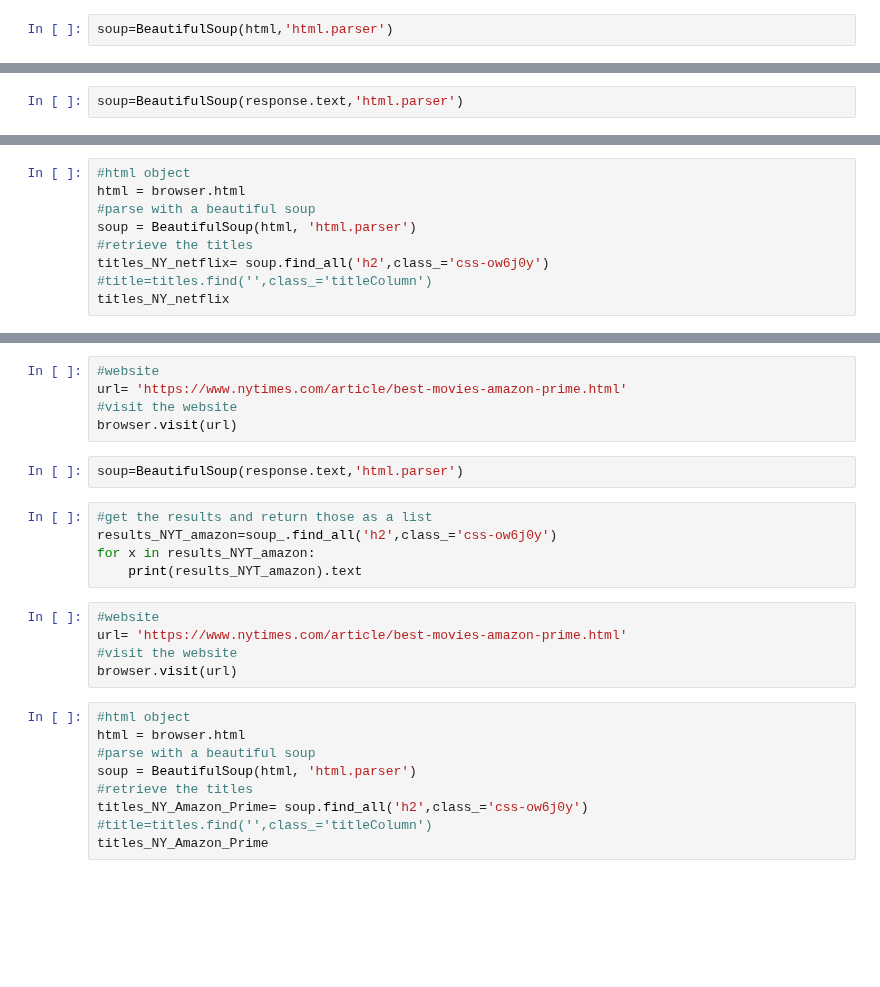
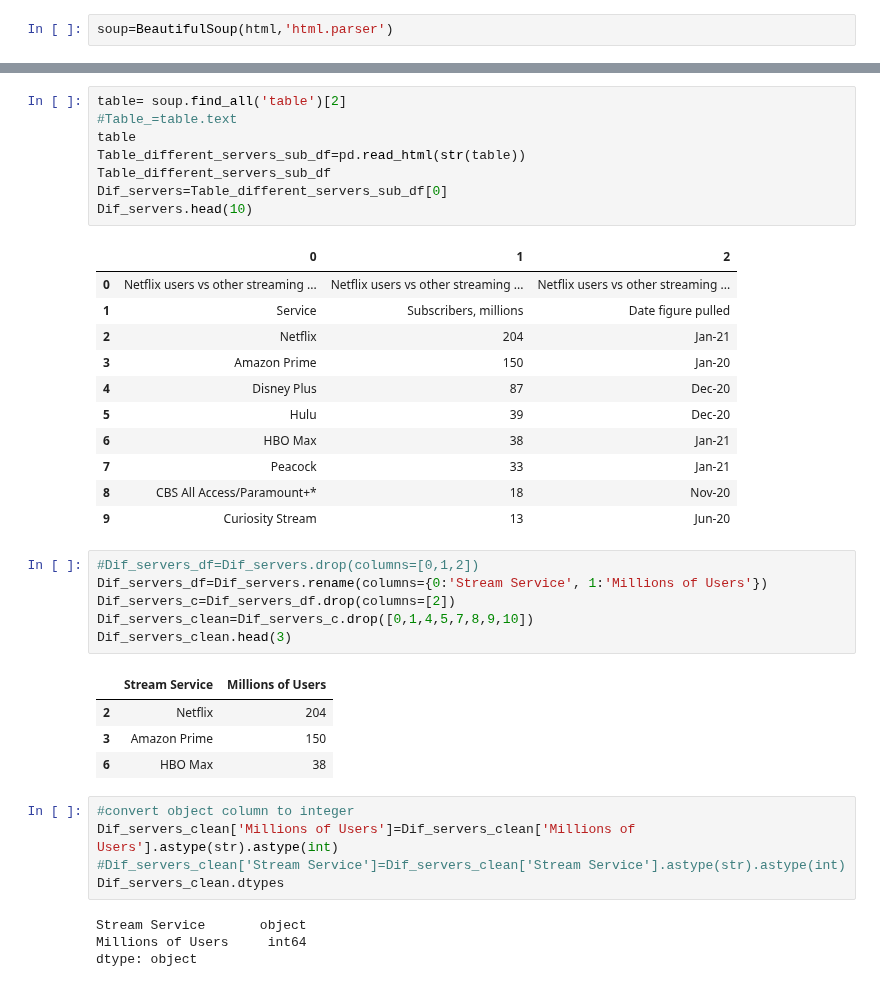
Before and after one commit to sarahmgreen88/ETL-Netflix, a Jupyter notebook: ETL Users and Evolution.ipynb, the cells around one changed output, grey strips where cells are left out. Drawn from its saved outputs; the diff is of its cells as text; blank space fills up the shorter version.

```diff
--- a/ETL Users and Evolution.ipynb
+++ b/ETL Users and Evolution.ipynb
@@ -171,2 +29,0 @@ browser.visit(url)
-# %%
-soup=BeautifulSoup(response.text,'html.parser')
@@ -181,9 +29,0 @@ for x in results_NYT:
-# %%
-#html object
-html = browser.html
-#parse with a beautiful soup
-soup = BeautifulSoup(html, 'html.parser')
-#retrieve the titles
-titles_NY_netflix= soup.find_all('h2',class_='css-ow6j0y')
-#title=titles.find('',class_='titleColumn')
-titles_NY_netflix
@@ -196,26 +30,40 @@ soup.title_NY_netflix.text
-# %%
-#website
-url= 'https://www.nytimes.com/article/best-movies-amazon-prime.html'
-#visit the website
-browser.visit(url)
-# %%
-soup=BeautifulSoup(response.text,'html.parser')
-# %%
-#get the results and return those as a list
-results_NYT_amazon=soup_.find_all('h2',class_='css-ow6j0y')
-for x in results_NYT_amazon:
-    print(results_NYT_amazon).text
-# %%
-#website
-url= 'https://www.nytimes.com/article/best-movies-amazon-prime.html'
-#visit the website
-browser.visit(url)
-# %%
-#html object
-html = browser.html
-#parse with a beautiful soup
-soup = BeautifulSoup(html, 'html.parser')
-#retrieve the titles
-titles_NY_Amazon_Prime= soup.find_all('h2',class_='css-ow6j0y')
-#title=titles.find('',class_='titleColumn')
-titles_NY_Amazon_Prime
+# %%
+table= soup.find_all('table')[2]
+#Table_=table.text
+table
+Table_different_servers_sub_df=pd.read_html(str(table))
+Table_different_servers_sub_df
+Dif_servers=Table_different_servers_sub_df[0]
+Dif_servers.head(10)
+# %% [output]
+|  | 0 | 1 | 2 |
+| 0 | Netflix users vs other streaming ... | Netflix users vs other streaming ... | Netflix users vs other streaming ... |
+| 1 | Service | Subscribers, millions | Date figure pulled |
+| 2 | Netflix | 204 | Jan-21 |
+| 3 | Amazon Prime | 150 | Jan-20 |
+| 4 | Disney Plus | 87 | Dec-20 |
+| 5 | Hulu | 39 | Dec-20 |
+| 6 | HBO Max | 38 | Jan-21 |
+| 7 | Peacock | 33 | Jan-21 |
+| 8 | CBS All Access/Paramount+* | 18 | Nov-20 |
+| 9 | Curiosity Stream | 13 | Jun-20 |
+# %%
+#Dif_servers_df=Dif_servers.drop(columns=[0,1,2])
+Dif_servers_df=Dif_servers.rename(columns={0:'Stream Service', 1:'Millions of Users'})
+Dif_servers_c=Dif_servers_df.drop(columns=[2])
+Dif_servers_clean=Dif_servers_c.drop([0,1,4,5,7,8,9,10])
+Dif_servers_clean.head(3)
+# %% [output]
+|  | Stream Service | Millions of Users |
+| 2 | Netflix | 204 |
+| 3 | Amazon Prime | 150 |
+| 6 | HBO Max | 38 |
+# %%
+#convert object column to integer
+Dif_servers_clean['Millions of Users']=Dif_servers_clean['Millions of Users'].astype(str).astype(int)
+#Dif_servers_clean['Stream Service']=Dif_servers_clean['Stream Service'].astype(str).astype(int)
+Dif_servers_clean.dtypes
+# %% [output]
+Stream Service       object
+Millions of Users     int64
+dtype: object
```
Also changed, not shown: parts of 46 cells of this notebook.
